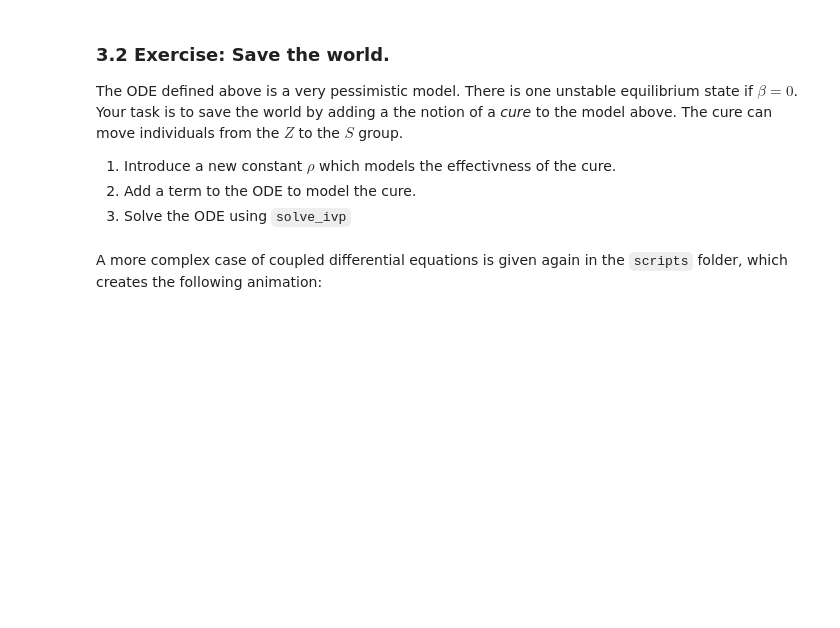
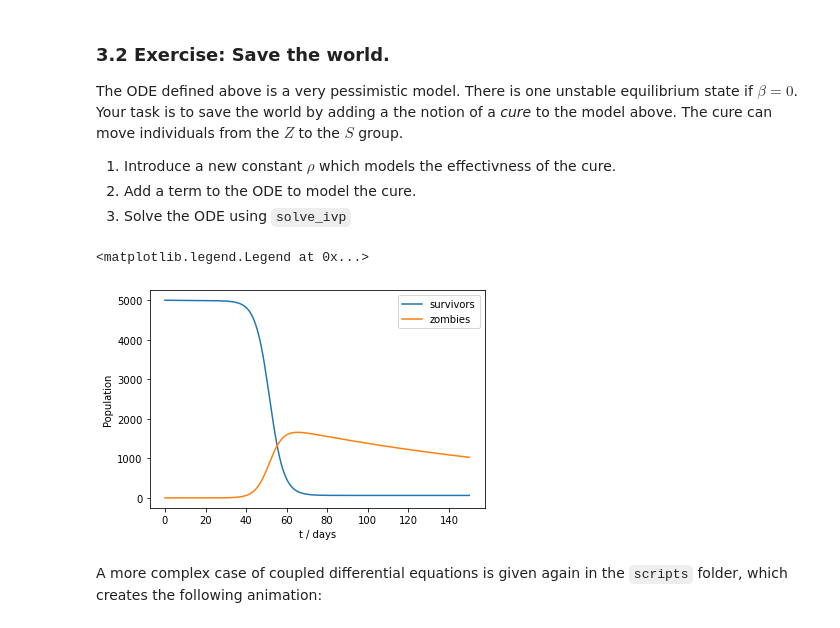
Before and after one commit to JouvinLea/Escape2022, a Jupyter notebook: scipy/scipy_hands_on.ipynb, the cells around one changed output. Saved outputs shown, nothing was run; the diff lists cells and outputs as text; code cells hidden in the pictures; blank space fills up the shorter version.

```diff
--- a/scipy/scipy_hands_on.ipynb
+++ b/scipy/scipy_hands_on.ipynb
@@ -386,2 +427,43 @@ can move individuals from the $Z$ to the $S$ group.
+# %%
+# %load solutions/solution_zombies.py
+# flake8: noqa
+# fixed model parameters
+B = 0.1 # birth rate
+delta = 0.0001 # rate of natural casues of death
+beta = 0.00016 # transmission coefficent
+gamma = 0.0001 # resurrection rate
+alpha = 0.0001 # rate of destroyed zombies
+rho = 0.01 # rate of cured zombies
+
+# initial conditions
+S0 = 5000.              # initial population
+Z0 = 0                 # initial zombie population
+R0 = 0                 # initial dead population
+y0 = [S0, Z0, R0]     # initial condition vector
+
+def f_model(t, y):
+    Si = y[0]
+    Zi = y[1]
+    Ri = y[2]
+    # the model equations (see Munz et al. 2009)
+    f0 = B - beta*Si*Zi - delta*Si + rho*Zi # additional cured zombies
+    f1 = beta*Si*Zi + gamma*Ri - alpha*Si*Zi - rho*Zi # subtract cured zombies
+    f2 = delta*Si + alpha*Si*Zi - gamma*Ri
+    return [f0, f1, f2]
+
+
+t_start, t_end = 0, 150  # 200 days of zobie acopalypse
+solution = solve_ivp(f_model, (t_start, t_end), y0, t_eval=np.linspace(t_start, t_end, 200))
+
+s = solution.y[0, :]
+z = solution.y[1, :]
+plt.plot(solution.t, s, label='survivors')
+plt.plot(solution.t, z, label='zombies')
+plt.xlabel('t / days')
+plt.ylabel('Population')
+plt.legend()
+# %% [output]
+<matplotlib.legend.Legend at 0x...>
+[figure, added]
 # %% [markdown]
 A more complex case of coupled differential equations is given again in the `scripts` folder, which creates the following animation:
```
Also changed, not shown: parts of 35 cells of this notebook, 12 other files.
